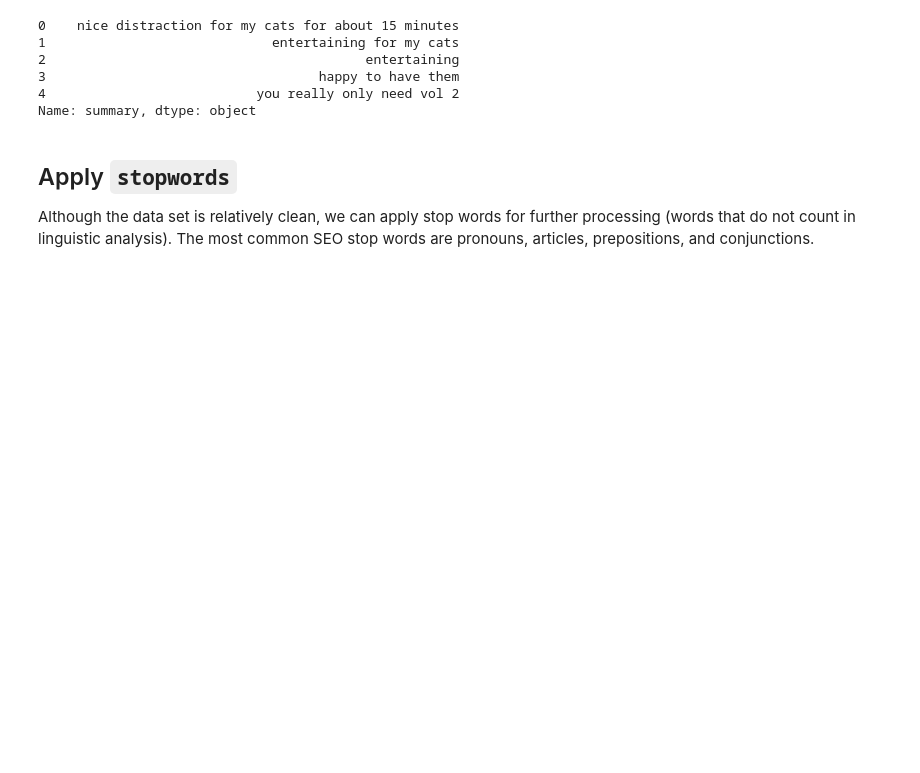
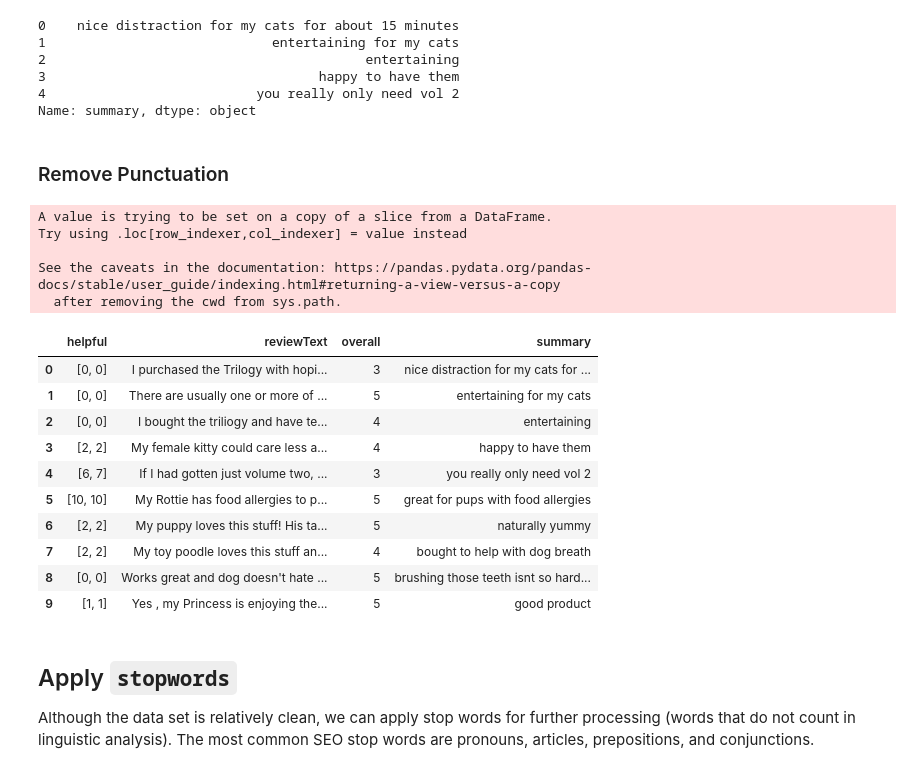
Before and after one commit to ayanas-git/textMining, a Jupyter notebook: nlp-amzn-reviews-pet-supplies.ipynb, the cells around one changed output. Saved outputs shown, nothing was run; the diff lists cells and outputs as text; code cells hidden in the pictures; blank space fills up the shorter version.

Commit message:
Kaggle Notebook | nlp_amzn_reviews_pet_supplies | Version 6

```diff
--- a/nlp-amzn-reviews-pet-supplies.ipynb
+++ b/nlp-amzn-reviews-pet-supplies.ipynb
@@ -134,6 +131,31 @@ See the caveats in the documentation: https://pandas.pydata.org/pandas-docs/stab
 3                                   happy to have them
 4                           you really only need vol 2
 Name: summary, dtype: object
+# %% [markdown]
+### Remove Punctuation
+# %%
+import string
+
+nopunc = "\n\r"+string.punctuation
+df['summary'] = df['summary'].str.translate(str.maketrans('','',nopunc))
+df.head(10)
+# %% [output]
+A value is trying to be set on a copy of a slice from a DataFrame.
+Try using .loc[row_indexer,col_indexer] = value instead
+
+See the caveats in the documentation: https://pandas.pydata.org/pandas-docs/stable/user_guide/indexing.html#returning-a-view-versus-a-copy
+  after removing the cwd from sys.path.
+|  | helpful | reviewText | overall | summary |
+| 0 | [0, 0] | I purchased the Trilogy with hopi... | 3 | nice distraction for my cats for ... |
+| 1 | [0, 0] | There are usually one or more of ... | 5 | entertaining for my cats |
+| 2 | [0, 0] | I bought the triliogy and have te... | 4 | entertaining |
+| 3 | [2, 2] | My female kitty could care less a... | 4 | happy to have them |
+| 4 | [6, 7] | If I had gotten just volume two, ... | 3 | you really only need vol 2 |
+| 5 | [10, 10] | My Rottie has food allergies to p... | 5 | great for pups with food allergies |
+| 6 | [2, 2] | My puppy loves this stuff! His ta... | 5 | naturally yummy |
+| 7 | [2, 2] | My toy poodle loves this stuff an... | 4 | bought to help with dog breath |
+| 8 | [0, 0] | Works great and dog doesn't hate ... | 5 | brushing those teeth isnt so hard... |
+| 9 | [1, 1] | Yes , my Princess is enjoying the... | 5 | good product |
 # %% [markdown]
 ## Apply `stopwords`
 Although the data set is relatively clean, we can apply stop words for further processing (words that do not count in linguistic analysis). The most common SEO stop words are pronouns, articles, prepositions, and conjunctions.
```
Also changed, not shown: parts of 5 cells of this notebook.
